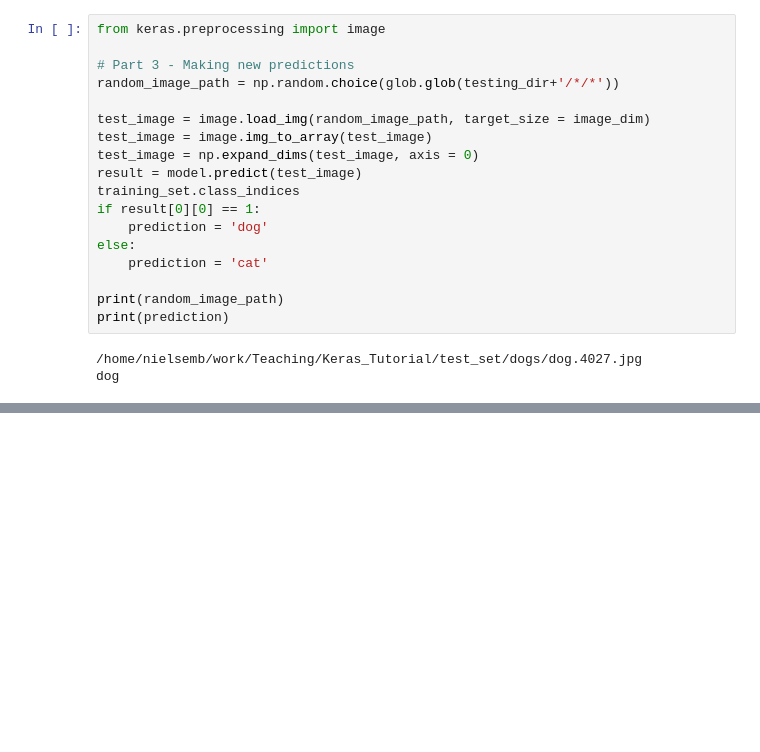
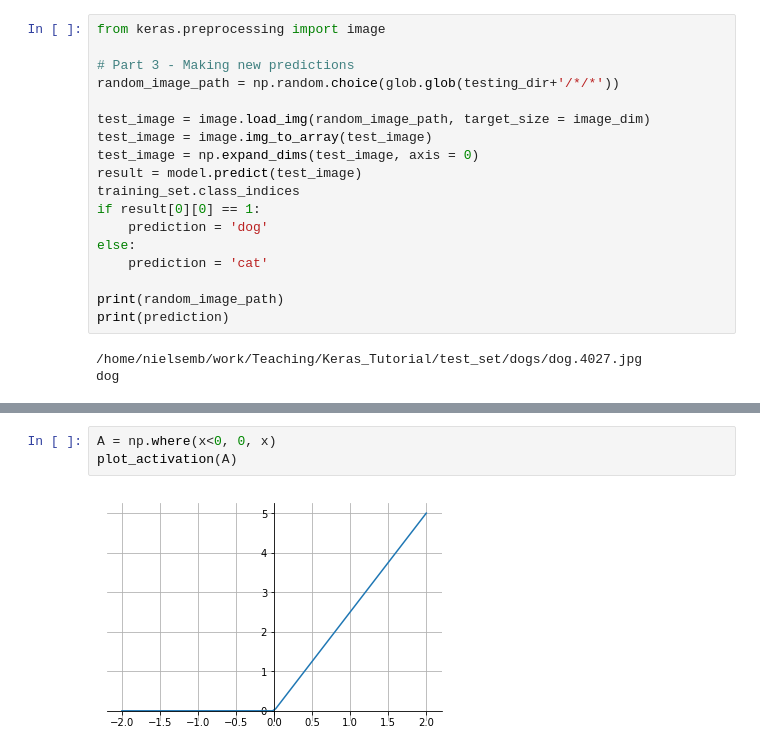
Before and after one commit to exr007/Kerastutorial, a Jupyter notebook: Keras_tutorial.ipynb, the cells around one changed output, grey strips where cells are left out. Saved outputs shown, nothing was run; the diff lists cells and outputs as text; blank space fills up the shorter version.

```diff
--- a/Keras_tutorial.ipynb
+++ b/Keras_tutorial.ipynb
@@ -188,0 +243,5 @@ dog
+# %%
+A = np.where(x<0, 0, x)
+plot_activation(A)
+# %% [output]
+[figure, added]
```
Also changed, not shown: parts of 27 cells of this notebook.
